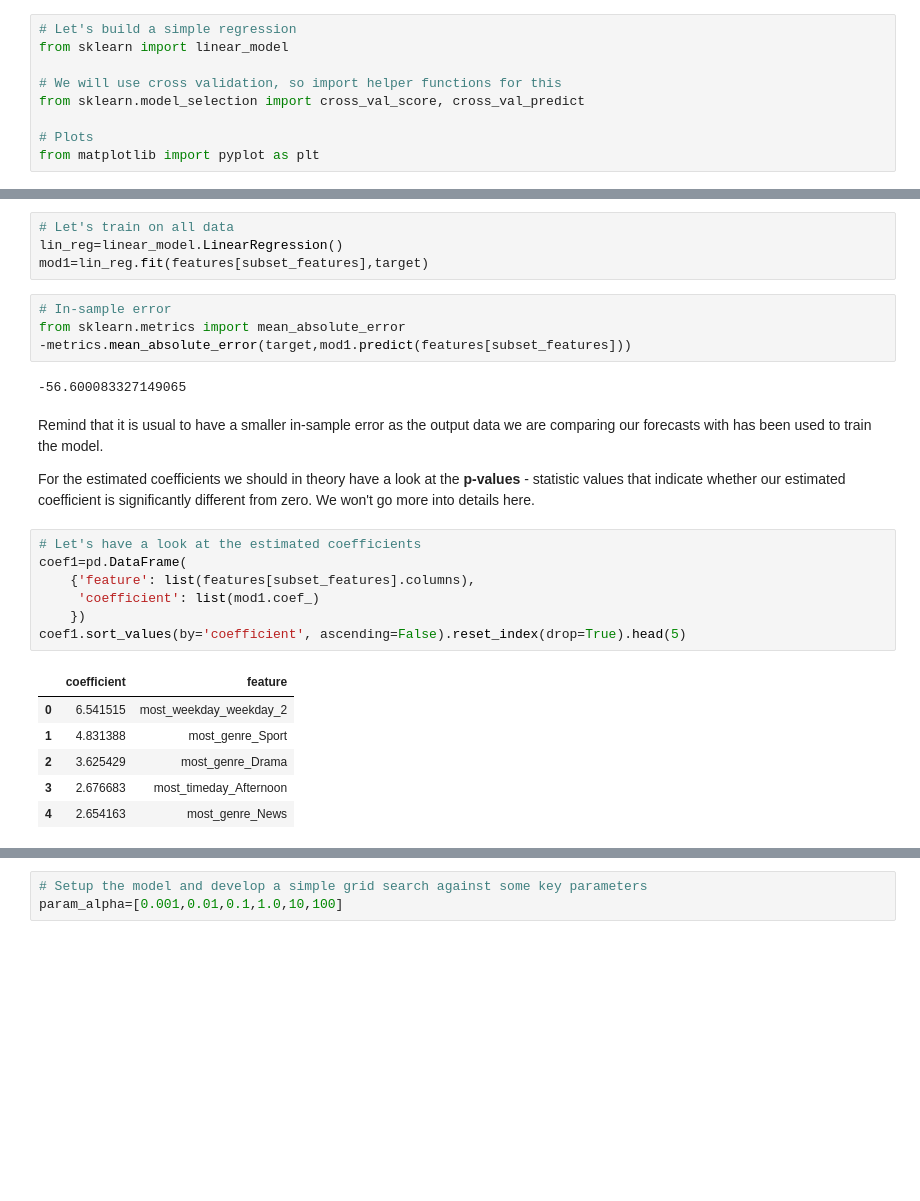
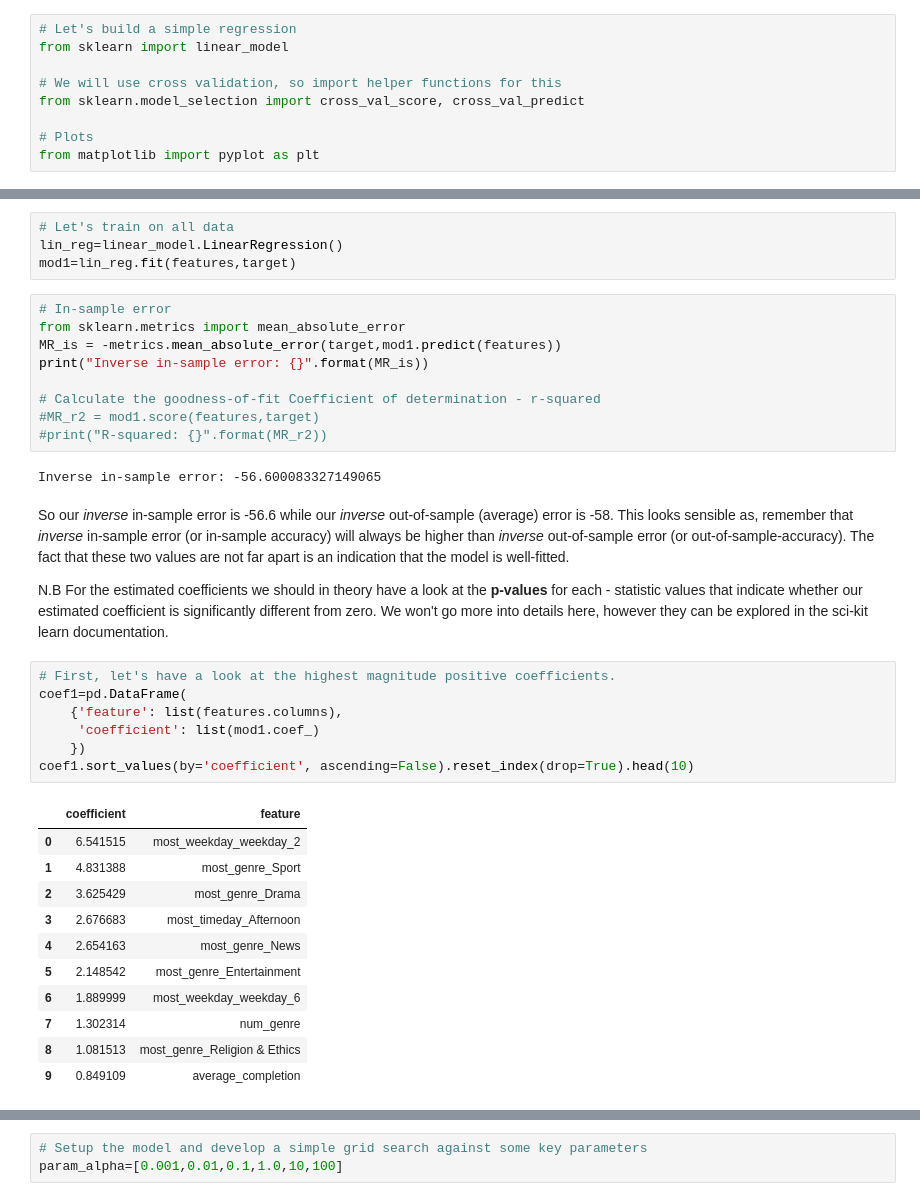
Before and after one commit to bbc/datalab-ml-training, a Jupyter notebook: iPlayerForecast_course4.ipynb, the cells around one changed output, grey strips where cells are left out. Drawn from its saved outputs; the diff is of its cells as text; blank space fills up the shorter version.

```diff
--- a/iPlayerForecast_course4.ipynb
+++ b/iPlayerForecast_course4.ipynb
@@ -189,29 +210,39 @@ Let's now train on our entire dataset and have a look at the estimated coefficie
 # %%
 # Let's train on all data
 lin_reg=linear_model.LinearRegression()
-mod1=lin_reg.fit(features[subset_features],target)
+mod1=lin_reg.fit(features,target)
 # %%
 # In-sample error
 from sklearn.metrics import mean_absolute_error
--metrics.mean_absolute_error(target,mod1.predict(features[subset_features]))
+MR_is = -metrics.mean_absolute_error(target,mod1.predict(features))
+print("Inverse in-sample error: {}".format(MR_is))
+
+# Calculate the goodness-of-fit Coefficient of determination - r-squared
+#MR_r2 = mod1.score(features,target)
+#print("R-squared: {}".format(MR_r2))
 # %% [output]
--56.600083327149065
+Inverse in-sample error: -56.600083327149065
 # %% [markdown]
-Remind that it is usual to have a smaller in-sample error as the output data we are comparing our forecasts with has been used to train the model.
+So our _inverse_ in-sample error is -56.6 while our _inverse_ out-of-sample (average) error is -58. This looks sensible as, remember that _inverse_ in-sample error (or in-sample accuracy) will always be higher than _inverse_ out-of-sample error (or out-of-sample-accuracy). The fact that these two values are not far apart is an indication that the model is well-fitted.
 
-For the estimated coefficients we should in theory have a look at the __p-values__ - statistic values that indicate whether our estimated coefficient is significantly different from zero. We won't go more into details here.
+N.B For the estimated coefficients we should in theory have a look at the __p-values__ for each - statistic values that indicate whether our estimated coefficient is significantly different from zero. We won't go more into details here, however they can be explored in the sci-kit learn documentation.
 # %%
-# Let's have a look at the estimated coefficients
+# First, let's have a look at the highest magnitude positive coefficients.
 coef1=pd.DataFrame(
-    {'feature': list(features[subset_features].columns),
+    {'feature': list(features.columns),
      'coefficient': list(mod1.coef_)
     })
-coef1.sort_values(by='coefficient', ascending=False).reset_index(drop=True).head(5)
+coef1.sort_values(by='coefficient', ascending=False).reset_index(drop=True).head(10)
 # %% [output]
 |  | coefficient | feature |
 | 0 | 6.541515 | most_weekday_weekday_2 |
 | 1 | 4.831388 | most_genre_Sport |
 | 2 | 3.625429 | most_genre_Drama |
 | 3 | 2.676683 | most_timeday_Afternoon |
 | 4 | 2.654163 | most_genre_News |
+| 5 | 2.148542 | most_genre_Entertainment |
+| 6 | 1.889999 | most_weekday_weekday_6 |
+| 7 | 1.302314 | num_genre |
+| 8 | 1.081513 | most_genre_Religion & Ethics |
+| 9 | 0.849109 | average_completion |
 # %%
```
Also changed, not shown: parts of 61 cells of this notebook.
